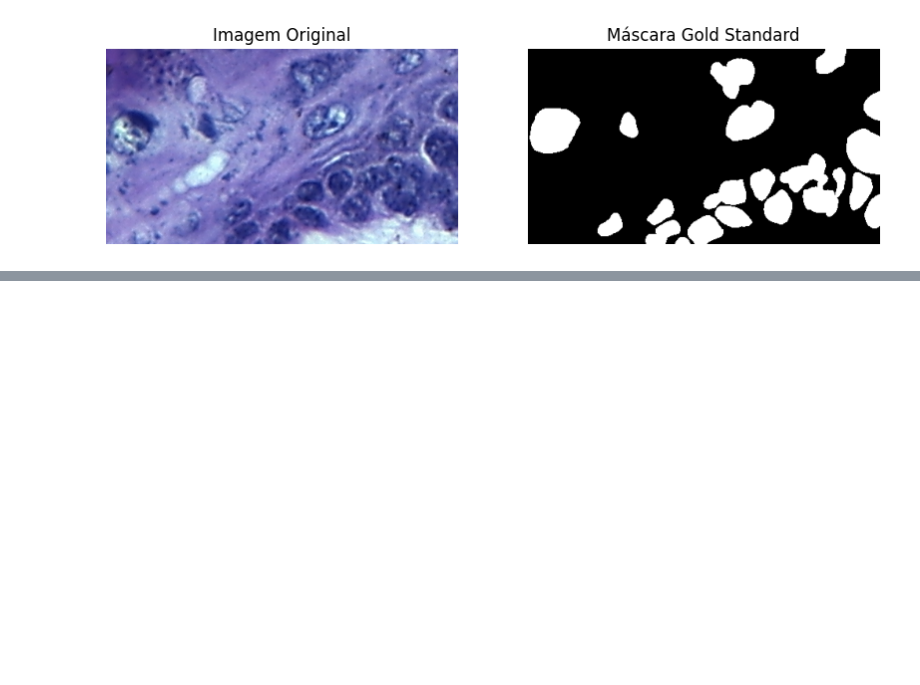
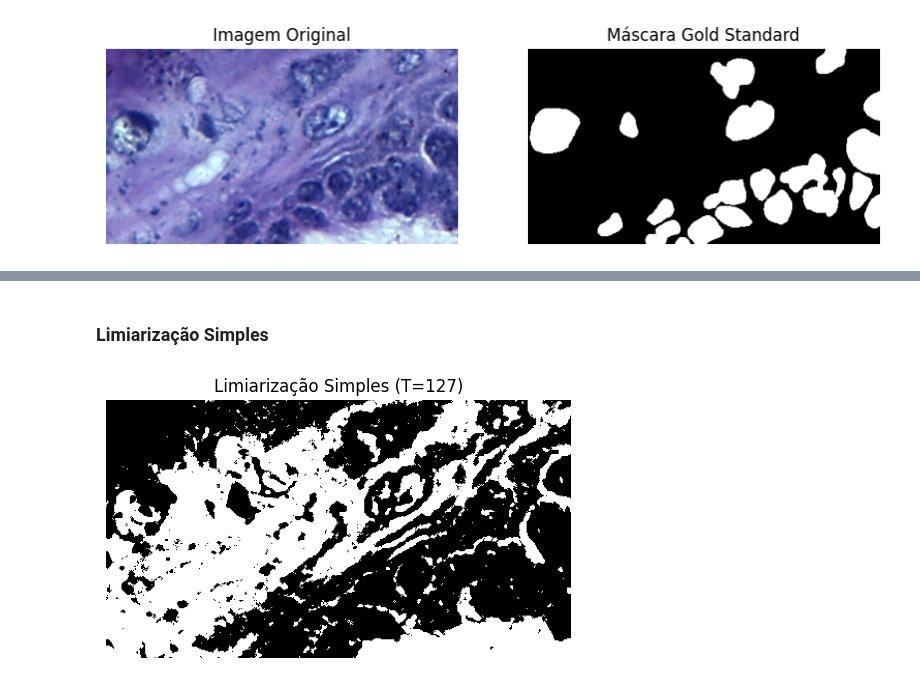
Before and after one commit to Guilherme0202PM/TreinamentoDados, a Jupyter notebook: Semana18/We_18_Segmentação_Imagem.ipynb, the cells around one changed output, grey strips where cells are left out. Saved outputs shown, nothing was run; the diff lists cells and outputs as text; code cells hidden in the pictures; blank space fills up the shorter version.

```diff
--- a/Semana18/We_18_Segmentação_Imagem.ipynb
+++ b/Semana18/We_18_Segmentação_Imagem.ipynb
@@ -123,0 +144,21 @@ plt.show()
+# %% [markdown]
+### Limiarização Simples
+# %%
+# Limiarização Simples
+
+limiar = 127
+
+_, mascara_simples = cv2.threshold(
+    imagem_cinza,
+    limiar,
+    255,
+    cv2.THRESH_BINARY
+)
+
+plt.figure(figsize=(6,4))
+plt.imshow(mascara_simples, cmap="gray")
+plt.title(f"Limiarização Simples (T={limiar})")
+plt.axis("off")
+plt.show()
+# %% [output]
+[figure, added]
```
Also changed, not shown: parts of 8 cells of this notebook.
